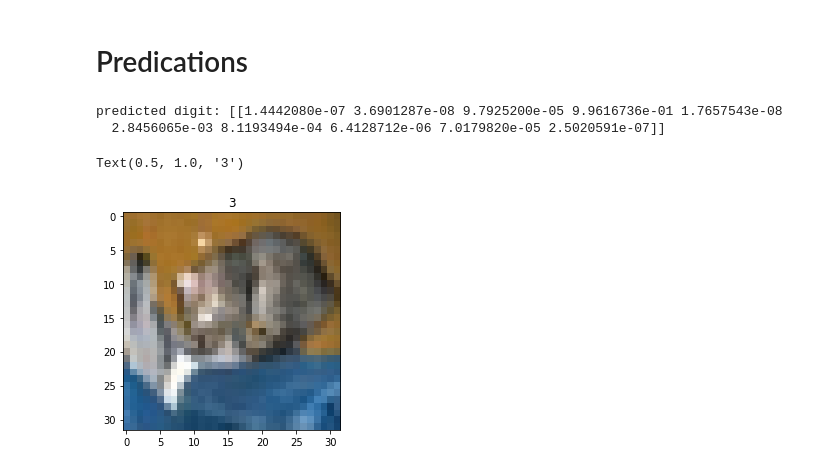
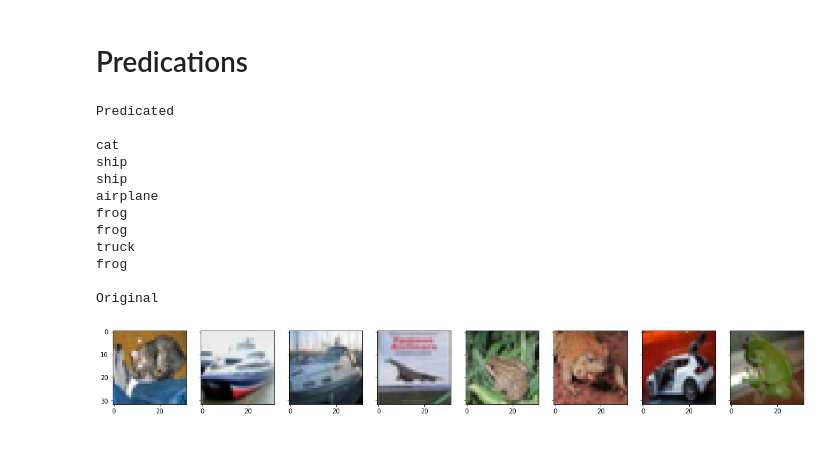
Before and after one commit to kamranjaved/Workshop-on-AI-and-Hand-on-training, a Jupyter notebook: Image Classification using CNN/Cifar10_Classification_using_CNN.ipynb, the cells around one changed output. Drawn from its saved outputs; the diff is of its cells as text; code cells hidden in the pictures.

```diff
--- a/Image Classification using CNN/Cifar10_Classification_using_CNN.ipynb
+++ b/Image Classification using CNN/Cifar10_Classification_using_CNN.ipynb
@@ -194,19 +194,41 @@ Text(33.0, 0.5, 'True Label')
 
 # Predications
 # %%
-from keras.preprocessing import image
-img=x_test[0]
-x = image.img_to_array(img)
-x=np.expand_dims(x,0)
-image = np.vstack([x])
-prediction = model.predict(image)
-print("predicted digit:", str(prediction))
+def plot(n,g):
+  from keras.preprocessing import image
+  img=x_test[n]
+  x = image.img_to_array(img)
+  x=np.expand_dims(x,0)
+  image = np.vstack([x])
+  prediction = model.predict(image)
+  ind = np.argmax(prediction)
+  lis=('airplane' ,'automobile', 'bird','cat', 'deer', 'dog',  'frog',  'horse' , 'ship' , 'truck')
+  print(lis[ind])
+  # print("predicted digit:", str(prediction))
+  g.imshow(img.reshape((32,32,3)))
-# %% [output]
-predicted digit: [[1.4442080e-07 3.6901287e-08 9.7925200e-05 9.9616736e-01 1.7657543e-08
-  2.8456065e-03 8.1193494e-04 6.4128712e-06 7.0179820e-05 2.5020591e-07]]
-# %%
-plt.imshow(img.reshape((32,32,3)))
-plt.title(y_test[0])
-# %% [output]
-Text(0.5, 1.0, '3')
-[figure, removed]
+# %%
+f, (ax1, ax2,ax3,ax4,ax5,ax6,ax7,ax8) = plt.subplots(1, 8, sharey=True,figsize=(20, 20))
+print("Predicated\n")
+plot(0,ax1)
+plot(1,ax2)
+plot(2,ax3)
+plot(3,ax4)
+plot(4,ax5)
+plot(5,ax6)
+plot(6,ax7)
+plot(7,ax8)
+print("\nOriginal")
+# %% [output]
+Predicated
+
+cat
+ship
+ship
+airplane
+frog
+frog
+truck
+frog
+
+Original
+[figure, added]
```
Also changed, not shown: parts of 8 cells of this notebook.
